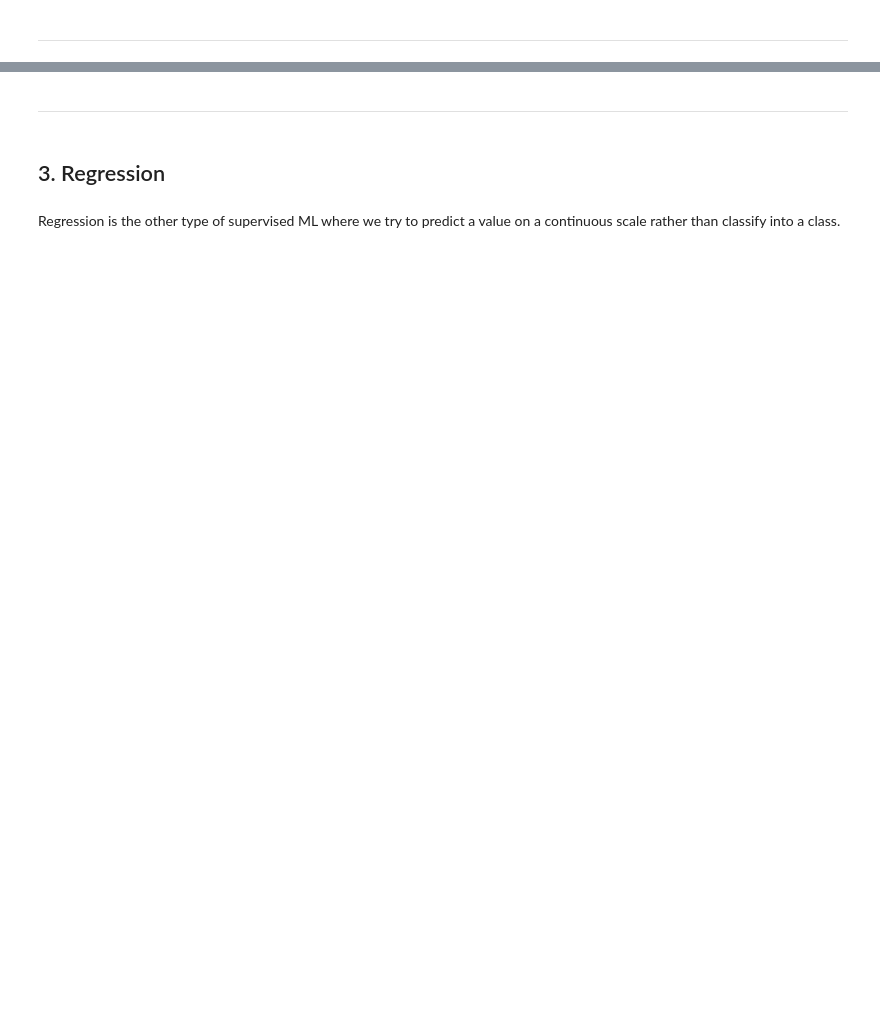
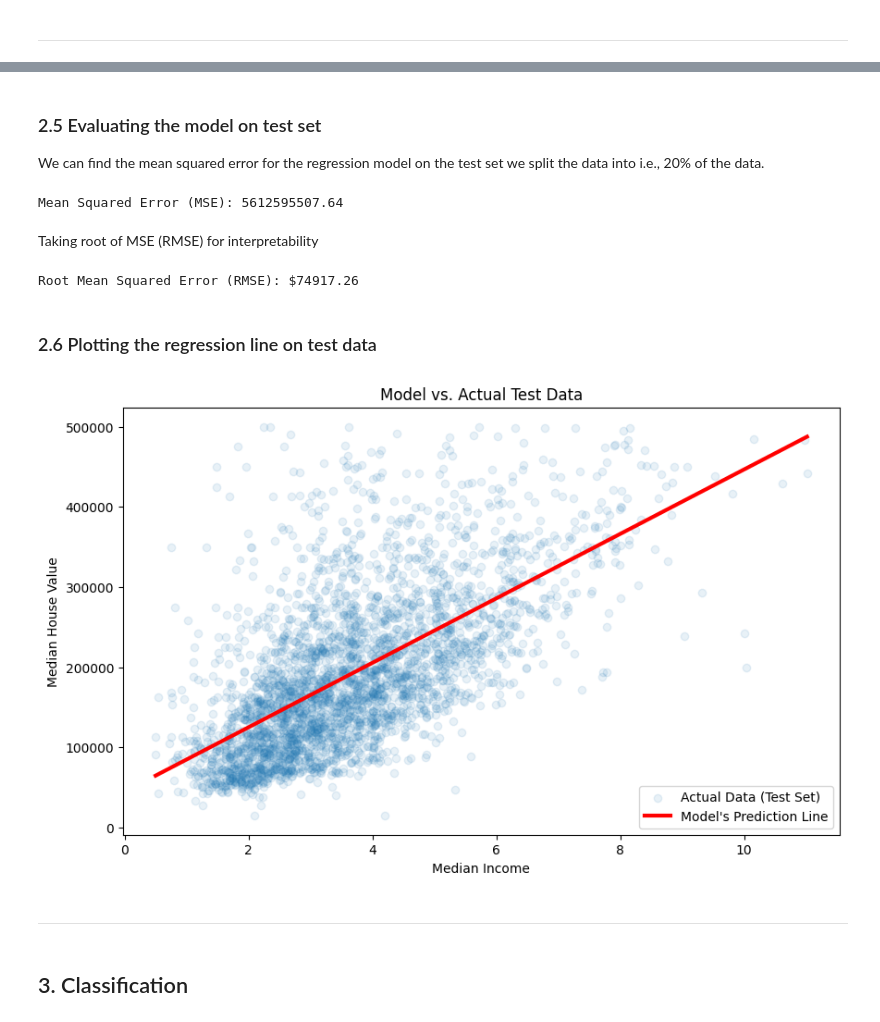
Before and after one commit to sprince0031/ICT-Python-ML, a Jupyter notebook: Week 4/Notebooks/Week4_reference.ipynb, the cells around one changed output, grey strips where cells are left out. Cells and saved outputs as stored; diff of their text form; code cells hidden in the pictures; blank space fills up the shorter version.

Commit message:
[feat] Added regression reference and video practice content in respective notebooks

```diff
--- a/Week 4/Notebooks/Week4_reference.ipynb
+++ b/Week 4/Notebooks/Week4_reference.ipynb
@@ -115,0 +104,12 @@ Let's prove that accuracy is a misleading metric here. We will build a `DummyCla
+# %%
+import pandas as pd
+import matplotlib.pyplot as plt
+import numpy as np
+
+from sklearn.model_selection import train_test_split
+from sklearn.linear_model import LinearRegression
+from sklearn.metrics import mean_squared_error
+
+# Load data and filter out the cap
+df = pd.read_csv('sample_data/california_housing_train.csv')
+df = df[df['median_house_value'] < 500001]
@@ -115,0 +118,8 @@ Let's prove that accuracy is a misleading metric here. We will build a `DummyCla
+# %%
+# X must be a 2D DataFrame (features)
+X = df[['median_income']]
+# y can be a 1D Series (target)
+y = df['median_house_value']
+
+print(f"Shape of X: {X.shape}")
+print(f"Shape of y: {y.shape}")
@@ -115,0 +131,4 @@ Let's prove that accuracy is a misleading metric here. We will build a `DummyCla
+# %%
+X_train, X_test, y_train, y_test = train_test_split(X, y, test_size=0.2, random_state=42)
+print(f"Training samples: {len(X_train)}")
+print(f"Testing samples: {len(X_test)}")
@@ -115,0 +140,8 @@ Let's prove that accuracy is a misleading metric here. We will build a `DummyCla
+# %%
+# 1. Initialize the model
+model = LinearRegression()
+
+# 2. Train the model
+model.fit(X_train, y_train)
+
+print("Model has been trained!")
@@ -116,6 +159,41 @@ Let's prove that accuracy is a misleading metric here. We will build a `DummyCla
+# %% [markdown]
+### 2.5 Evaluating the model on test set
+We can find the mean squared error for the regression model on the test set we split the data into i.e., 20% of the data.
+# %%
+# Make predictions on unseen test data
+y_predictions = model.predict(X_test)
+
+# Calculate the Mean Squared Error
+mse = mean_squared_error(y_test, y_predictions)
+print(f"Mean Squared Error (MSE): {mse:.2f}")
+# %% [output]
+Mean Squared Error (MSE): 5612595507.64
+# %% [markdown]
+Taking root of MSE (RMSE) for interpretability
+# %%
+# Get the Root Mean Squared Error (RMSE)
+rmse = np.sqrt(mse)
+print(f"Root Mean Squared Error (RMSE): ${rmse:.2f}")
+# %% [output]
+Root Mean Squared Error (RMSE): $74917.26
+# %% [markdown]
+### 2.6 Plotting the regression line on test data
+# %%
+plt.figure(figsize=(10, 6))
+plt.scatter(X_test, y_test, alpha=0.1, label='Actual Data (Test Set)')
+
+test_data_sorted = X_test.sort_values(by='median_income')
+predictions_sorted = model.predict(test_data_sorted) # Use trained model to predict housing prices based on sorted input feature
+plt.plot(test_data_sorted, predictions_sorted, color='red', linewidth=3, label='Model\'s Prediction Line')
+
+plt.title('Model vs. Actual Test Data')
+plt.xlabel('Median Income')
+plt.ylabel('Median House Value')
+plt.legend()
+plt.show()
+# %% [output]
+[figure, added]
 # %% [markdown]
 ---
 # %% [markdown]
-## 3. Regression
+## 3. Classification
-# %% [markdown]
-Regression is the other type of supervised ML where we try to predict a value on a continuous scale rather than classify into a class.
```
Also changed, not shown: parts of 16 cells of this notebook, 9 other files.
